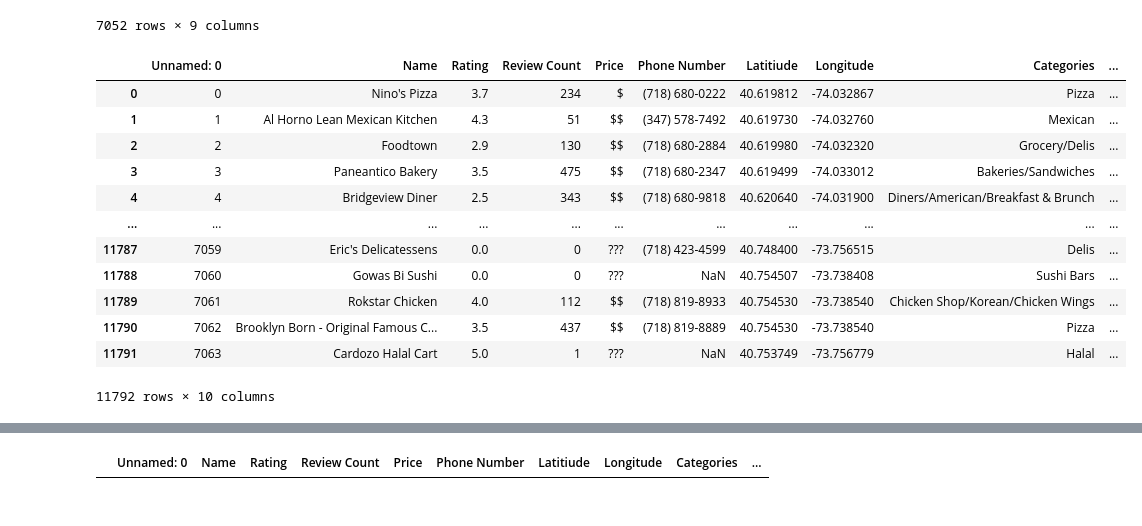
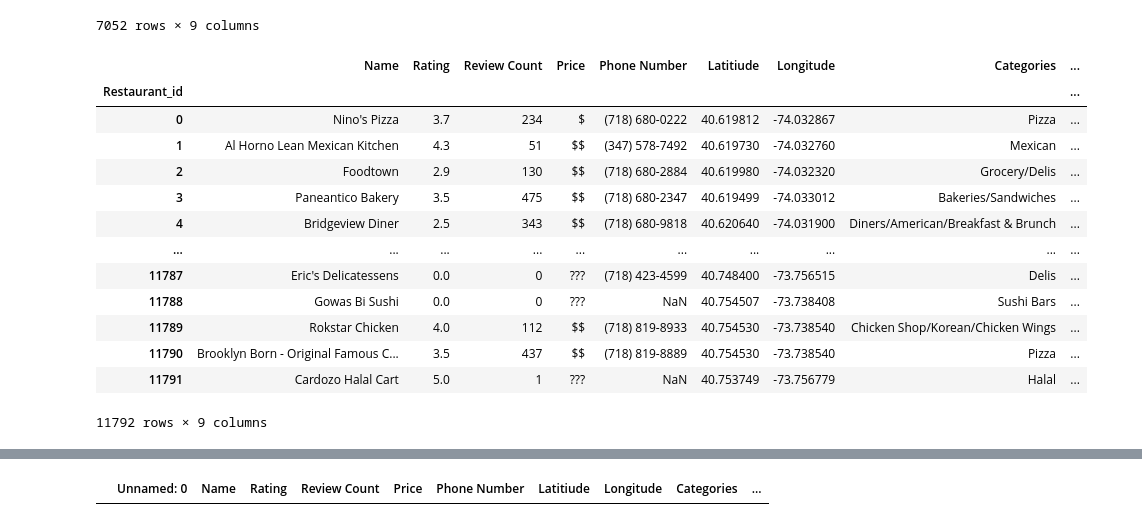
Before and after one commit to YannisPapa/Project-3, a Jupyter notebook: Project-3.ipynb, the cells around one changed output, grey strips where cells are left out. Saved outputs shown, nothing was run; the diff lists cells and outputs as text; code cells hidden in the pictures.

Commit message:
fixed index, added restaurant id as new index

```diff
--- a/Project-3.ipynb
+++ b/Project-3.ipynb
@@ -281,19 +284,20 @@ restaurant_data_clean.to_csv("data/restaurant_data.csv",mode='a',header=False)
 # restaurant_data_clean
 # %%
 # read back in csv to make sure no duplicates and save to json
-restaurant_data_csv = pd.read_csv("data/restaurant_data.csv")
+restaurant_data_csv = pd.read_csv("data/restaurant_data.csv", index_col='Restaurant_id')
 restaurant_data_csv
 # %% [output]
-|  | Unnamed: 0 | Name | Rating | Review Count | Price | Phone Number | Latitiude | Longitude | Categories | ... |
-| 0 | 0 | Nino's Pizza | 3.7 | 234 | $ | (718) 680-0222 | 40.619812 | -74.032867 | Pizza | ... |
-| 1 | 1 | Al Horno Lean Mexican Kitchen | 4.3 | 51 | $$ | (347) 578-7492 | 40.619730 | -74.032760 | Mexican | ... |
-| 2 | 2 | Foodtown | 2.9 | 130 | $$ | (718) 680-2884 | 40.619980 | -74.032320 | Grocery/Delis | ... |
-| 3 | 3 | Paneantico Bakery | 3.5 | 475 | $$ | (718) 680-2347 | 40.619499 | -74.033012 | Bakeries/Sandwiches | ... |
-| 4 | 4 | Bridgeview Diner | 2.5 | 343 | $$ | (718) 680-9818 | 40.620640 | -74.031900 | Diners/American/Breakfast & Brunch | ... |
-| ... | ... | ... | ... | ... | ... | ... | ... | ... | ... | ... |
-| 11787 | 7059 | Eric's Delicatessens | 0.0 | 0 | ??? | (718) 423-4599 | 40.748400 | -73.756515 | Delis | ... |
-| 11788 | 7060 | Gowas Bi Sushi | 0.0 | 0 | ??? | NaN | 40.754507 | -73.738408 | Sushi Bars | ... |
-| 11789 | 7061 | Rokstar Chicken | 4.0 | 112 | $$ | (718) 819-8933 | 40.754530 | -73.738540 | Chicken Shop/Korean/Chicken Wings | ... |
-| 11790 | 7062 | Brooklyn Born - Original Famous C... | 3.5 | 437 | $$ | (718) 819-8889 | 40.754530 | -73.738540 | Pizza | ... |
-| 11791 | 7063 | Cardozo Halal Cart | 5.0 | 1 | ??? | NaN | 40.753749 | -73.756779 | Halal | ... |
+|  | Name | Rating | Review Count | Price | Phone Number | Latitiude | Longitude | Categories | ... |
+| Restaurant_id |  |  |  |  |  |  |  |  | ... |
+| 0 | Nino's Pizza | 3.7 | 234 | $ | (718) 680-0222 | 40.619812 | -74.032867 | Pizza | ... |
+| 1 | Al Horno Lean Mexican Kitchen | 4.3 | 51 | $$ | (347) 578-7492 | 40.619730 | -74.032760 | Mexican | ... |
+| 2 | Foodtown | 2.9 | 130 | $$ | (718) 680-2884 | 40.619980 | -74.032320 | Grocery/Delis | ... |
+| 3 | Paneantico Bakery | 3.5 | 475 | $$ | (718) 680-2347 | 40.619499 | -74.033012 | Bakeries/Sandwiches | ... |
+| 4 | Bridgeview Diner | 2.5 | 343 | $$ | (718) 680-9818 | 40.620640 | -74.031900 | Diners/American/Breakfast & Brunch | ... |
+| ... | ... | ... | ... | ... | ... | ... | ... | ... | ... |
+| 11787 | Eric's Delicatessens | 0.0 | 0 | ??? | (718) 423-4599 | 40.748400 | -73.756515 | Delis | ... |
+| 11788 | Gowas Bi Sushi | 0.0 | 0 | ??? | NaN | 40.754507 | -73.738408 | Sushi Bars | ... |
+| 11789 | Rokstar Chicken | 4.0 | 112 | $$ | (718) 819-8933 | 40.754530 | -73.738540 | Chicken Shop/Korean/Chicken Wings | ... |
+| 11790 | Brooklyn Born - Original Famous C... | 3.5 | 437 | $$ | (718) 819-8889 | 40.754530 | -73.738540 | Pizza | ... |
+| 11791 | Cardozo Halal Cart | 5.0 | 1 | ??? | NaN | 40.753749 | -73.756779 | Halal | ... |
-11792 rows × 10 columns
+11792 rows × 9 columns
```
Also changed, not shown: parts of 6 cells of this notebook, 4 other files.
